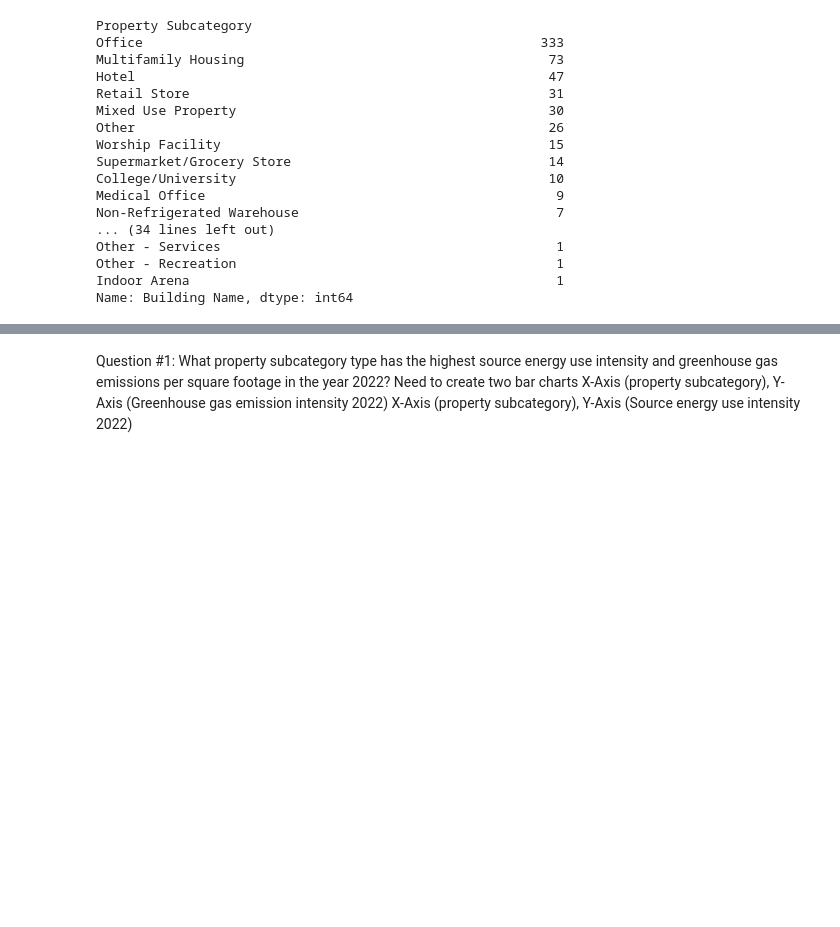
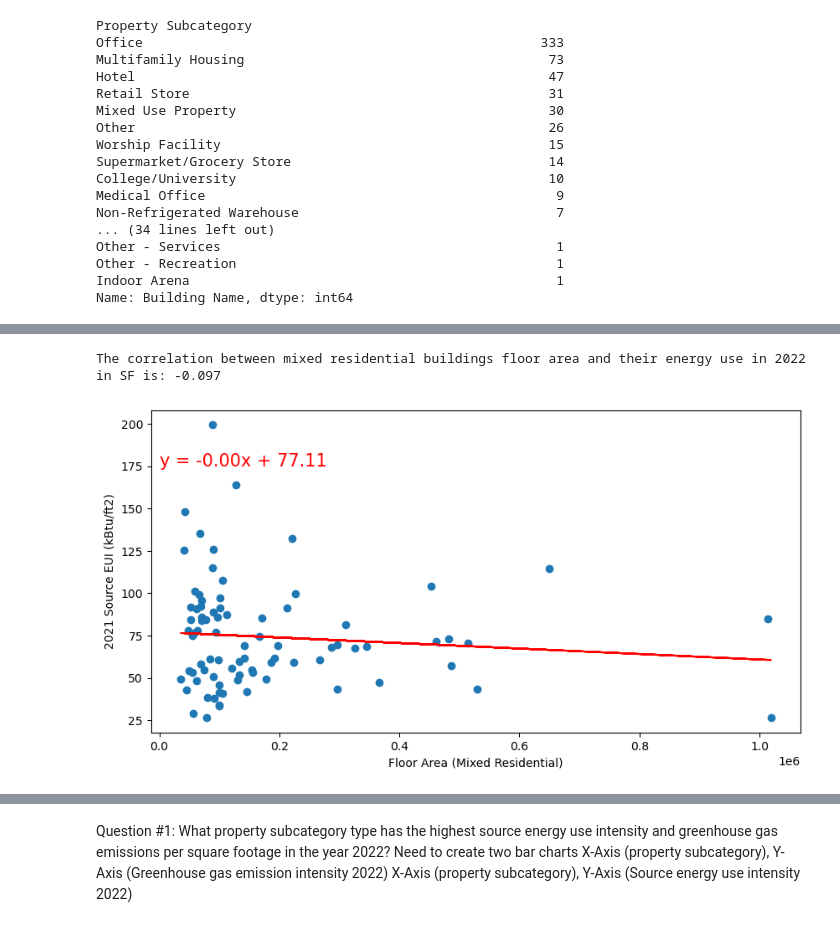
Before and after one commit to zohairnz/project-1, a Jupyter notebook: Project_1.ipynb, the cells around one changed output, grey strips where cells are left out. Drawn from its saved outputs; the diff is of its cells as text; code cells hidden in the pictures; blank space fills up the shorter version.

```diff
--- a/Project_1.ipynb
+++ b/Project_1.ipynb
@@ -117,0 +194,41 @@ Name: Building Name, dtype: int64
+# %%
+# Filter the DataFrame to include only 'Mixed Residential' properties
+Mixed_Residential_df = clean_results_df[clean_results_df['Property Type'] == 'Mixed Residential']
+
+plt.figure(figsize=(10, 5))
+
+# Create a scatter plot using the floor area and energy use columns
+# Extract the floor area and energy use values as floats
+flr_area_1m = Mixed_Residential_df.iloc[:, 1].astype(float)
+engy_use_2022m = Mixed_Residential_df.iloc[:, 7].astype(float)
+plt.scatter(flr_area_1m, engy_use_2022m)
+
+# Calculate the correlation between floor area and energy use
+(slope, intercept, rvalue, pvalue, stderr) = st.linregress(flr_area_1m, engy_use_2022m)
+
+# Calculate regression line values
+regress_values = flr_area_1m * slope + intercept
+
+plt.plot(flr_area_1m, regress_values, "r-")
+
+# Create the equation string
+equation = f"y = {slope:.2f}x + {intercept:.2f}"
+
+# Add the equation to the plot
+plt.annotate(equation, (0.00, 175), fontsize=15, color="red")
+
+# Calculate the correlation coefficient
+correlation_1m = st.pearsonr(flr_area_1m, engy_use_2022m)
+
+# Set labels for the x-axis and y-axis
+plt.xlabel('Floor Area (Mixed Residential)')
+plt.ylabel('2021 Source EUI (kBtu/ft2)')
+
+# Print the correlation value
+print(f'The correlation between mixed residential buildings floor area and their energy use in 2022 in SF is: {round(correlation_1m[0], 4)}')
+
+# Display the plot
+plt.show()
+# %% [output]
+The correlation between mixed residential buildings floor area and their energy use in 2022 in SF is: -0.097
+[figure, added]
```
Also changed, not shown: parts of 16 cells of this notebook.
